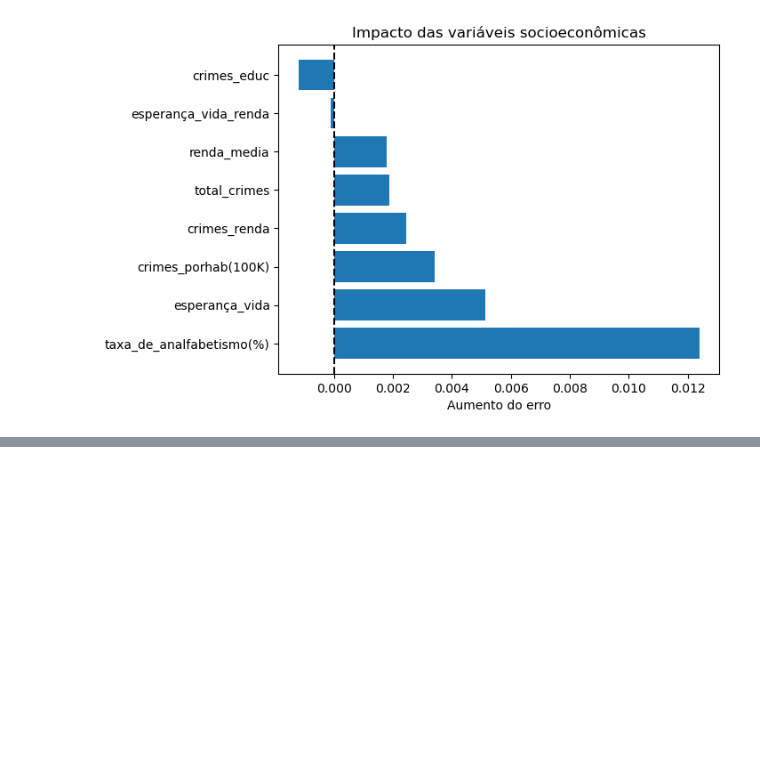
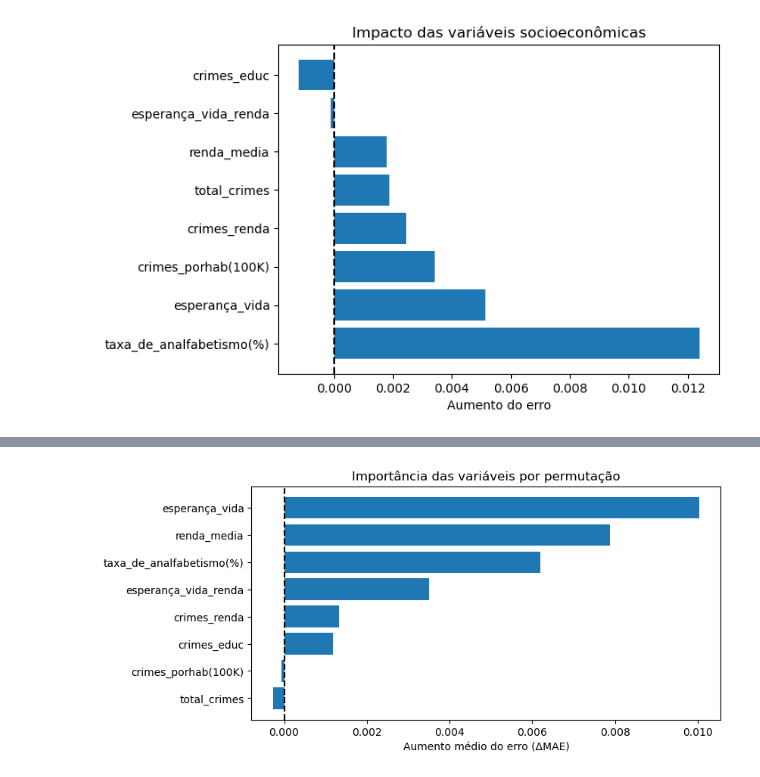
Before and after one commit to jvrezendem/Modelo-Preditivo-Socioecon-mico, a Jupyter notebook: notebooks/modeloPreditivo.ipynb, the cells around one changed output, grey strips where cells are left out. Cells and saved outputs as stored; diff of their text form; code cells hidden in the pictures; blank space fills up the shorter version.

```diff
--- a/notebooks/modeloPreditivo.ipynb
+++ b/notebooks/modeloPreditivo.ipynb
@@ -565,0 +605,7 @@ ptl.gca().invert_yaxis()
+# %%
+perm_df = pd.DataFrame({
+    "Variável": importancias_perm.keys(),
+    "ΔMAE (Permutação)": [np.mean(importancias_perm[col]) for col in importancias_perm]
+}).sort_values("ΔMAE (Permutação)", ascending=False)
+
+perm_df
@@ -565,0 +622,11 @@ ptl.gca().invert_yaxis()
+# %%
+
+ptl.figure(figsize=(19,9))
+ptl.barh(perm_df["Variável"], perm_df["ΔMAE (Permutação)"])
+ptl.axvline(0, color="k", linestyle="--")
+ptl.gca().invert_yaxis()
+ptl.xlabel("Aumento médio do erro (ΔMAE)")
+ptl.title("Importância das variáveis por permutação")
+ptl.show()
+# %% [output]
+[figure, added]
```
Also changed, not shown: parts of 7 cells of this notebook, 5 other files.
